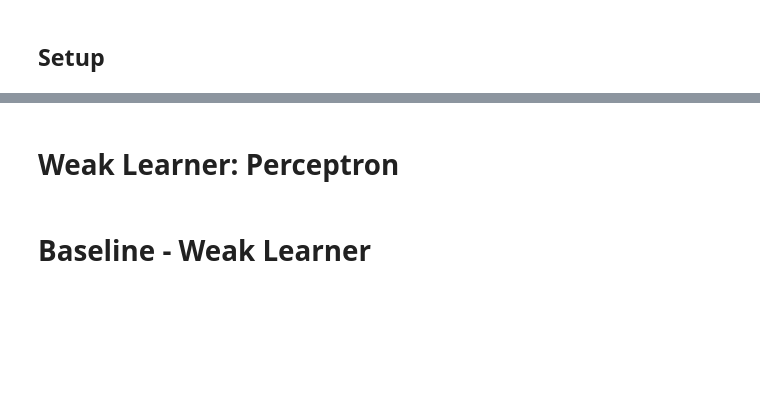
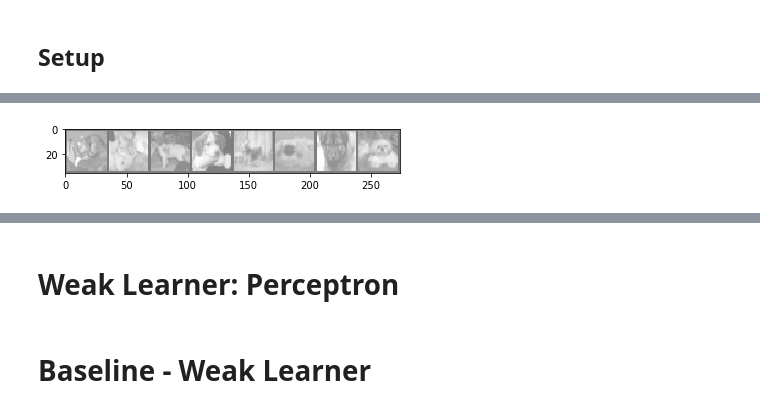
Before and after one commit to dqii/cos511_final_project, a Jupyter notebook: perc.ipynb, the cells around one changed output, grey strips where cells are left out. Drawn from its saved outputs; the diff is of its cells as text; code cells hidden in the pictures; blank space fills up the shorter version.

```diff
--- a/perc.ipynb
+++ b/perc.ipynb
@@ -16,9 +16,13 @@ import torchvision
 import torchvision.transforms as transforms
 import numpy as np
 
+import torch.optim as optim
+import matplotlib.pyplot as plt
+
+plt_interval = 50
+
 transform = transforms.Compose(
-   [transforms.ToTensor(),
-    transforms.Normalize((0.5, 0.5, 0.5), (0.5, 0.5, 0.5))])
+   [transforms.ToTensor()])
 
 # get CIFAR10 dataset
 trainset = torchvision.datasets.CIFAR10(root='./data', train=True,
@@ -59,10 +63,8 @@ testset.test_labels[mask1] = -1
 testset.test_labels[mask2] = 1
 
 # Grayscale and vectorize images
-gray_train_images = np.asarray([cv2.cvtColor(img, cv2.COLOR_RGB2GRAY) for img in trainset.train_data])
-trainset.train_data = np.asarray([img.flatten() for img in gray_train_images])
-gray_test_images = np.asarray([cv2.cvtColor(img, cv2.COLOR_RGB2GRAY) for img in testset.test_data])
-testset.test_data = np.asarray([img.flatten() for img in gray_test_images])
+trainset.train_data = np.asarray([cv2.cvtColor(img, cv2.COLOR_RGB2GRAY) for img in trainset.train_data])
+testset.test_data = np.asarray([cv2.cvtColor(img, cv2.COLOR_RGB2GRAY) for img in testset.test_data])
 print("Dimensions of grayscaled vectorized images:", np.shape(trainset.train_data))
 
 # load datasets for experiments: 1 at a time for training; 8 at a time for testing
@@ -71,9 +73,6 @@ trainloader = torch.utils.data.DataLoader(trainset, batch_size=1,
 testloader = torch.utils.data.DataLoader(testset, batch_size=1,
                                          shuffle=False, num_workers=2)
 
-print(np.shape(trainset.train_labels))
-print(np.shape(testset.test_labels))
-
 print("Data loaded:")
 print("- Training set size:", len(trainset))
 print("- Test set size:", len(testset))
@@ -87,44 +84,45 @@ Data loaded:
 - Training set size: 20000
 - Test set size: 2000
 # %%
-# import matplotlib.pyplot as plt
+import matplotlib.pyplot as plt
 
-# # functions to show an image
-# def imshow(img):
-#     img = img / 2 + 0.5     # unnormalize
-#     npimg = img.numpy()
-#     plt.imshow(np.transpose(npimg, (1, 2, 0)))
-#     plt.show()
+# functions to show an image
+def imshow(img):
+    img = img / 2 + 0.5     # unnormalize
+    npimg = img.numpy()
+    plt.imshow(np.transpose(npimg, (1, 2, 0)))
+    plt.show()
 
-# # get some random test images
-# dataiter = iter(testloader)
-# images = []; labels = []
-# img_count = 8
-# for _ in range(img_count):
-#     image, label = dataiter.next()
-#     images.append(image)
-#     labels.append(label)
-# images = torch.from_numpy(np.concatenate(images, 0))
-# labels = torch.from_numpy(np.concatenate(labels, 0))
+# get some random test images
+dataiter = iter(testloader)
+images = []; labels = []
+img_count = 8
+for _ in range(img_count):
+    image, label = dataiter.next()
+    images.append(image)
+    labels.append(label)
+images = torch.from_numpy(np.concatenate(images, 0))
+labels = torch.from_numpy(np.concatenate(labels, 0))
 
-# # show images
-# print("Test Images:")
-# imshow(torchvision.utils.make_grid(images))
-# # print labels
-# print(' '.join('%5s' % classes[labels[j]] for j in range(img_count)))
+# show images
+print("Test Images:")
+imshow(torchvision.utils.make_grid(images))
+# print labels
+print(' '.join('%5s' % classes[labels[j]] for j in range(img_count)))
 
-# # get some random train images
-# dataiter = iter(trainloader)
-# images = []; labels = []
-# for _ in range(img_count):
-#     image, label = dataiter.next()
-#     images.append(image)
-#     labels.append(label)
-# images = torch.from_numpy(np.concatenate(images, 0))
-# labels = torch.from_numpy(np.concatenate(labels, 0))
+# get some random train images
+dataiter = iter(trainloader)
+images = []; labels = []
+for _ in range(img_count):
+    image, label = dataiter.next()
+    images.append(image)
+    labels.append(label)
+images = torch.from_numpy(np.concatenate(images, 0))
+labels = torch.from_numpy(np.concatenate(labels, 0))
 
-# # show images
-# print("Train Images:")
-# imshow(torchvision.utils.make_grid(images))
-# # print labels
-# print(' '.join('%5s' % classes[labels[j]] for j in range(img_count)))
+# show images
+print("Train Images:")
+imshow(torchvision.utils.make_grid(images))
+# print labels
+print(' '.join('%5s' % classes[labels[j]] for j in range(img_count)))
+# %% [output]
@@ -130,0 +130 @@ Data loaded:
+[figure, added]
```
Also changed, not shown: parts of 12 cells of this notebook.
